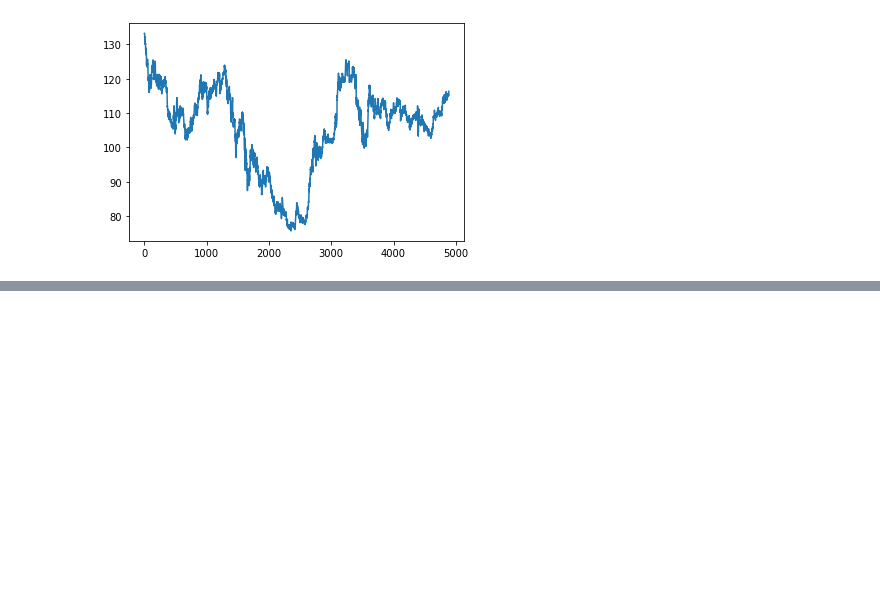
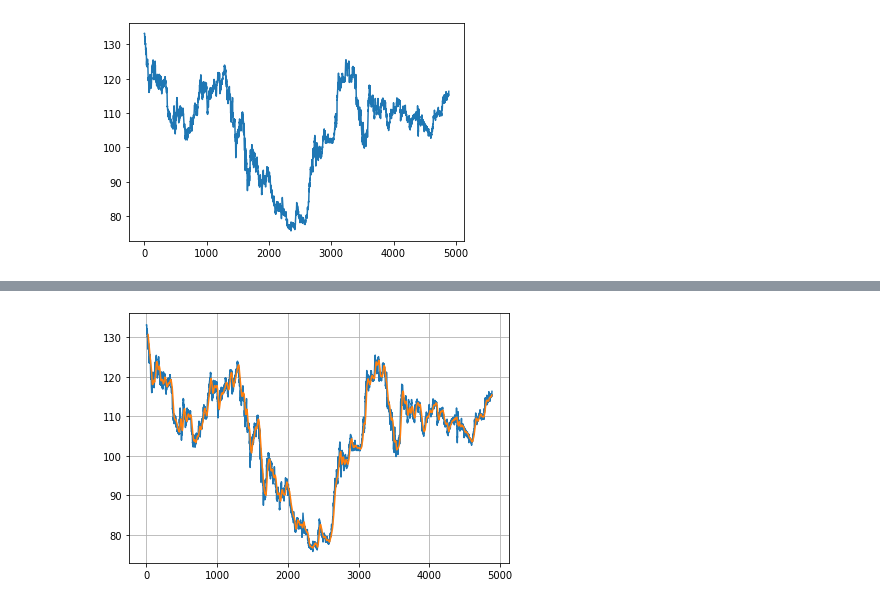
Before and after one commit to nnao45/jaist-my-jupyter, a Jupyter notebook: notebook/moving_avg_01/test01.ipynb, the cells around one changed output, grey strips where cells are left out. Cells and saved outputs as stored; diff of their text form; code cells hidden in the pictures; blank space fills up the shorter version.

```diff
--- a/notebook/moving_avg_01/test01.ipynb
+++ b/notebook/moving_avg_01/test01.ipynb
@@ -57,0 +33,12 @@ Name: USD, Length: 4888, dtype: float64
+# %%
+fig, ax = plt.subplots()
+ax.grid()
+
+df_all_historical = pd.read_csv('./quote_utf8.csv')
+
+
+ax.plot(df_all_historical.USD)
+ax.plot(df_all_historical.USD.rolling(48).mean())
+fig.tight_layout()
+# %% [output]
+[figure, added]
```
Also changed, not shown: parts of 3 cells of this notebook, 1 other file.
